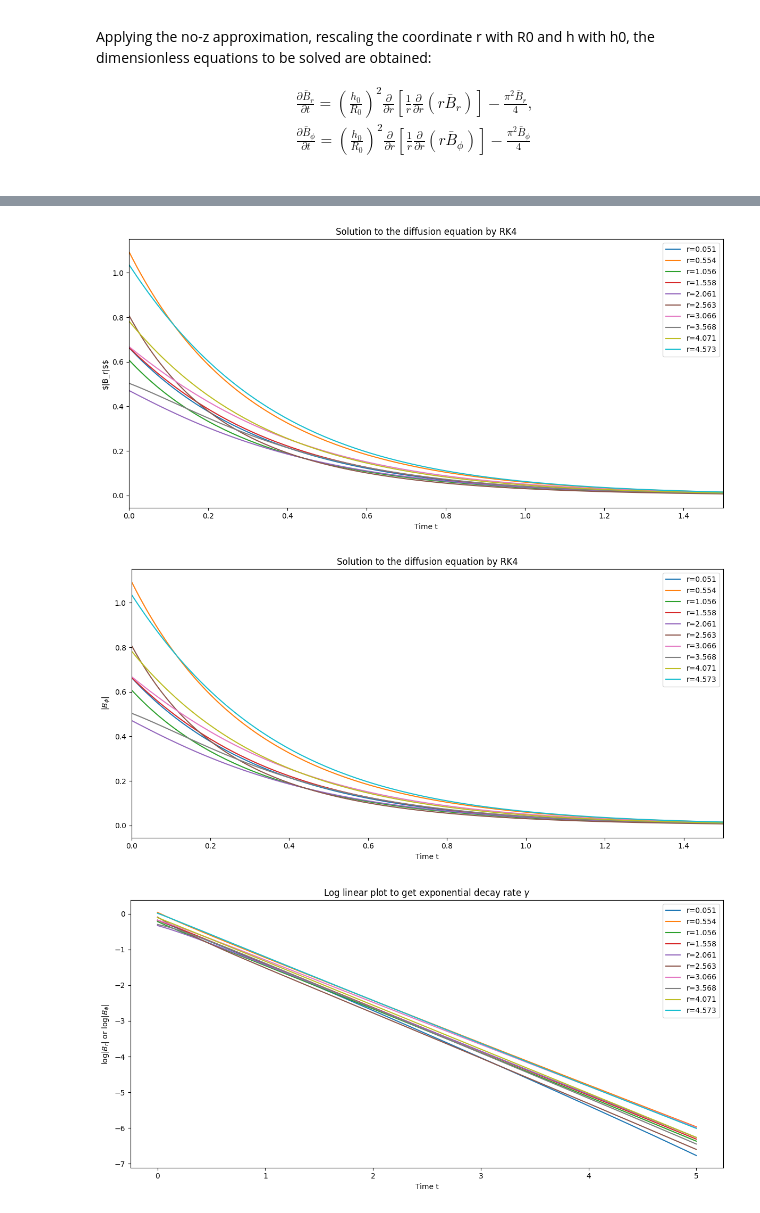
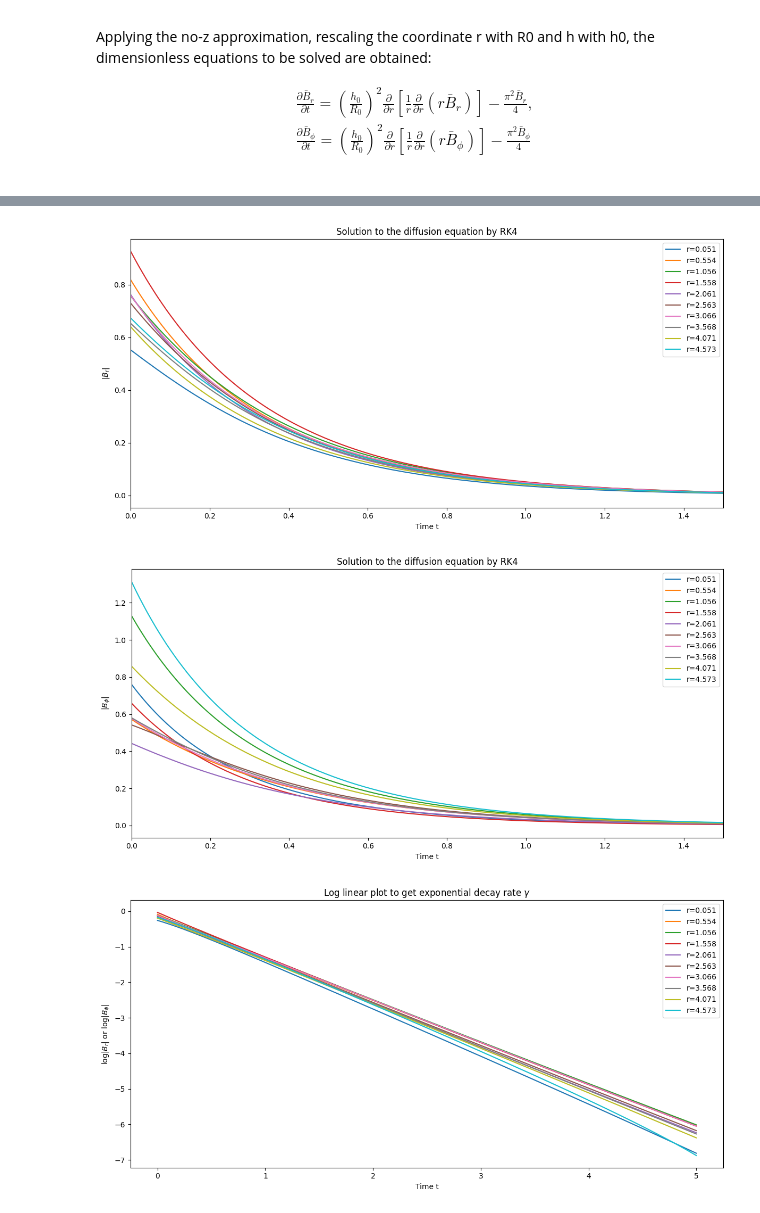
Before and after one commit to vista-vision/MHD-Progress-Report-1, a Jupyter notebook: report1bc.ipynb, the cells around one changed output, grey strips where cells are left out. Saved outputs shown, nothing was run; the diff lists cells and outputs as text; code cells hidden in the pictures.

```diff
--- a/report1bc.ipynb
+++ b/report1bc.ipynb
@@ -44,12 +45,8 @@ freq = 2  #Frequency of the sinusoidal function
 amplitude = 1  # Amplitude of the sinusoidal function
 noise_level = 0.2  # Level of random noise to add
 # Different possible functions, choose sine function with random noise
-rand_sinfunc = amplitude * np.sin(2 * np.pi * freq * r) + np.random.normal(scale=noise_level, size=N_r)
-
-
-#Choose seed
-Bi= rand_sinfunc
-Bphi=rand_sinfunc
+Bi=amplitude * np.sin(2 * np.pi * freq * r) + np.random.normal(scale=noise_level, size=N_r)
+Bphi=amplitude * np.sin(2 * np.pi * freq * r) + np.random.normal(scale=noise_level, size=N_r)
 
 
 #Define spatial derivatives
@@ -85,42 +82,42 @@ for t in range(N_t):
     Bphi[0]=0
     Bphi[-1]=0
     sol_array[t,:]=np.copy(Bi)
-    sol_array_Bphi[t,:]=np.copy(Bi)
+    sol_array_Bphi[t,:]=np.copy(Bphi)
     Bi=RK4(dt,Bi)
     Bphi=RK4(dt,Bphi)
 
 
 
 from matplotlib import pyplot as plot
 plot.figure(figsize=(12, 6))
 plot.plot(np.linspace(0, tmax, N_t), np.abs(sol_array[:, 2::len(r)//10]))
 #plot.plot(np.linspace(0, tmax, N_t), np.abs(sol_array[:, [12,13,14,15,16]]))
 #plot.legend([f'r={r[i]:.3f}' for i in range(12,17)])
 plot.legend([f'r={r[i]:.3f}' for i in range(2, len(r), len(r)//10)])
 plot.xlabel('Time t')
-plot.ylabel(r'$|B_r|$$')
+plot.ylabel(r'$|B_r|$')
 plot.title("Solution to the diffusion equation by RK4")
 plot.xlim(0,1.5)
 #plot.ylim(0,.025)
 plot.tight_layout()
 plot.show()
 
 
 plot.figure(figsize=(12, 6))
 plot.plot(np.linspace(0, tmax, N_t), np.abs(sol_array_Bphi[:, 2::len(r)//10]))
 #plot.plot(np.linspace(0, tmax, N_t), np.abs(sol_array[:, [12,13,14,15,16]]))
 #plot.legend([f'r={r[i]:.3f}' for i in range(12,17)])
 plot.legend([f'r={r[i]:.3f}' for i in range(2, len(r), len(r)//10)])
 plot.xlabel('Time t')
 plot.ylabel(r'$|B_\phi|$')
 plot.title("Solution to the diffusion equation by RK4")
 plot.xlim(0,1.5)
 #plot.ylim(0,.025)
 plot.tight_layout()
 plot.show()
 # %% [output]
-[figure, old version]
+[figure, new version]
-[figure, old version]
+[figure, new version]
 # %%
 #Decay Rate vs. t
 
@@ -135,7 +132,7 @@ plot.title(r"Log linear plot to get exponential decay rate $\gamma$")
 plot.tight_layout()
 plot.show()
 # %% [output]
-[figure, old version]
+[figure, new version]
 # %%
 #Slope Calculation
 
```
Also changed, not shown: parts of 5 cells of this notebook.
